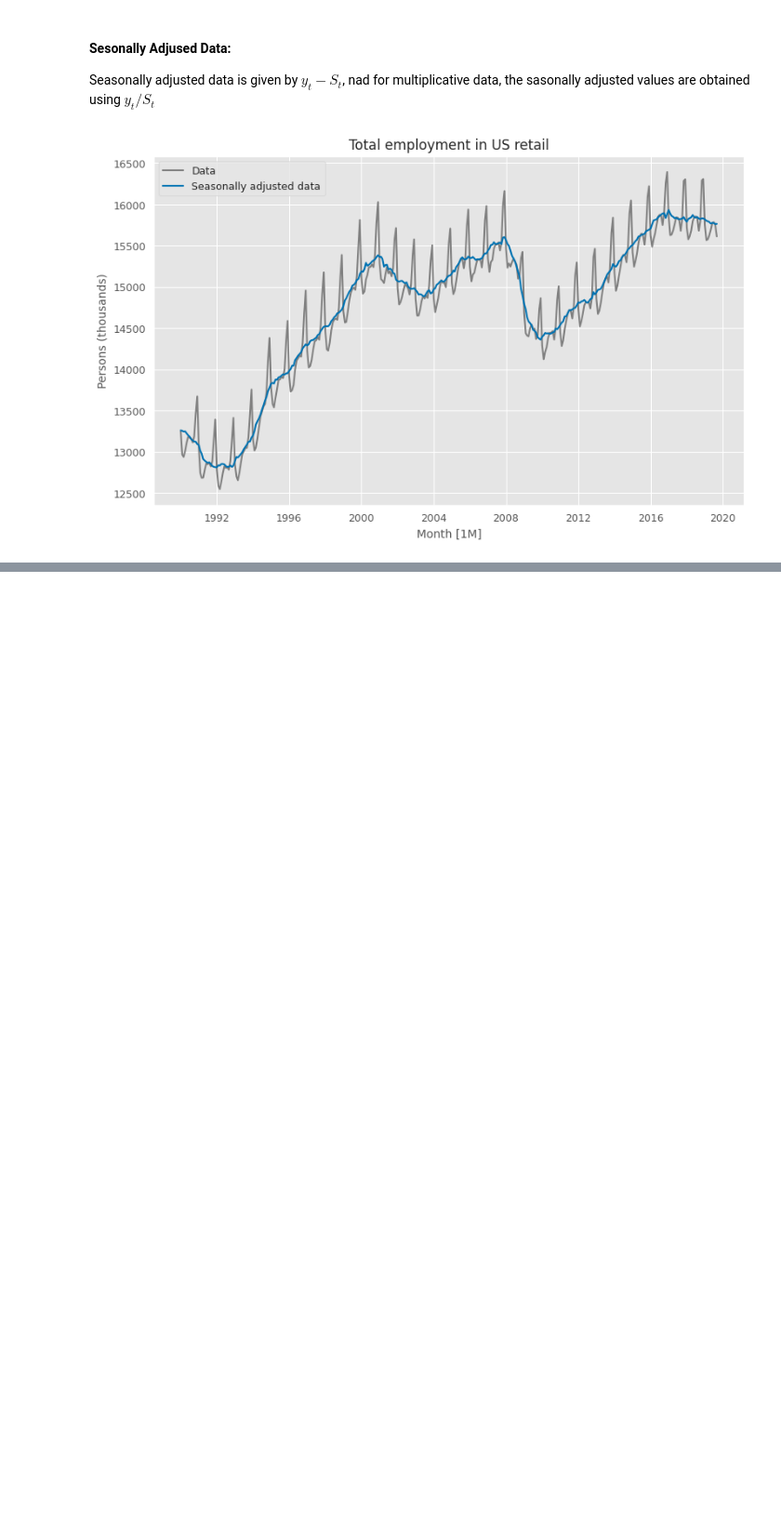
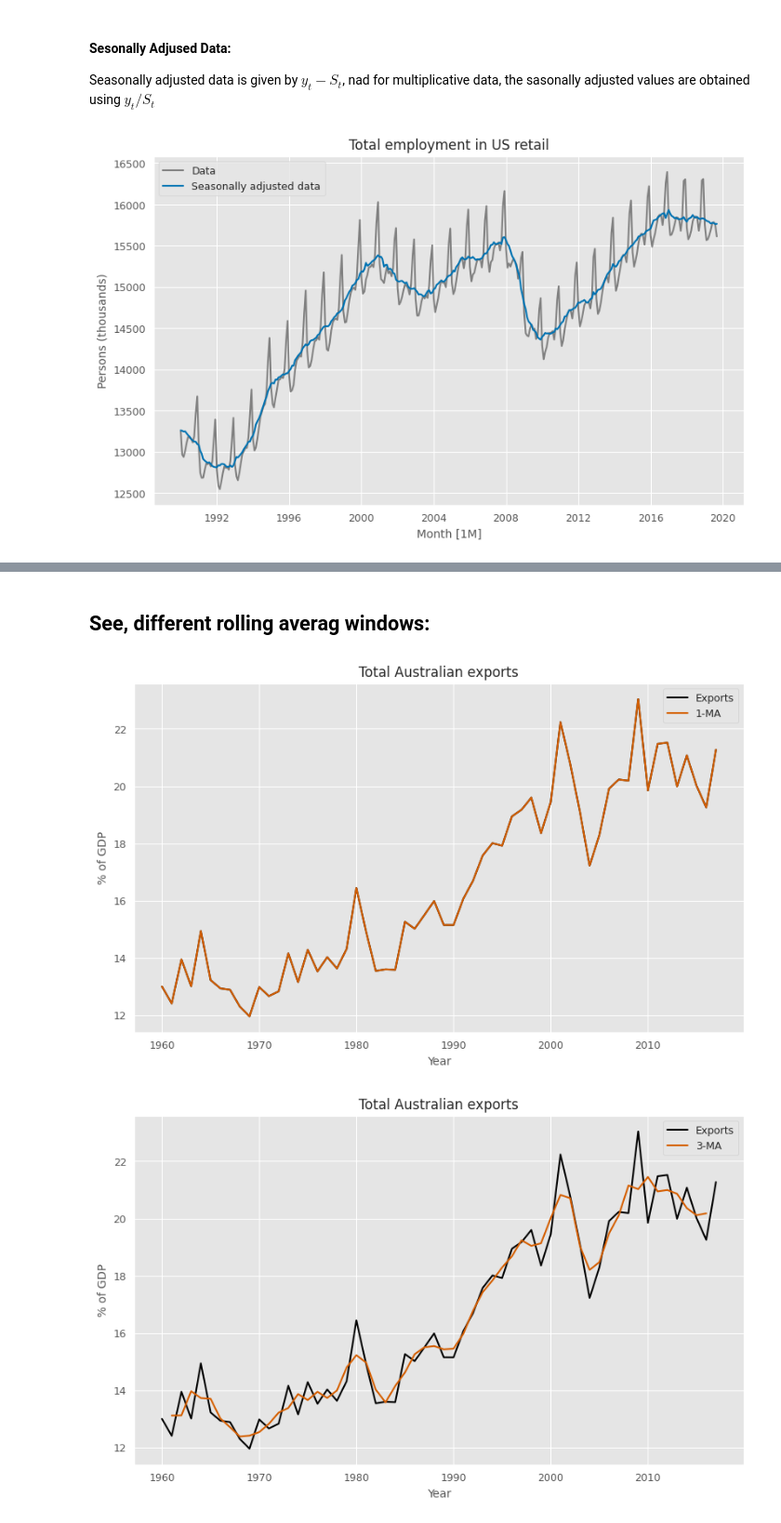
Before and after one commit to JakParkinson/time_series, a Jupyter notebook: ch3_decomposition.ipynb, the cells around one changed output, grey strips where cells are left out. Shown at 93% size. Cells and saved outputs as stored; diff of their text form; code cells hidden in the pictures; blank space fills up the shorter version.

```diff
--- a/ch3_decomposition.ipynb
+++ b/ch3_decomposition.ipynb
@@ -345,0 +405,54 @@ plt.show()
+# %% [markdown]
+## See, different rolling averag windows:
+# %%
+aus_exports["1-MA"] = \
+    aus_exports["Exports"].rolling(window=1, center=True).mean()
+fig, ax = plt.subplots()
+sns.lineplot(data=aus_exports, x="ds", y="Exports", label="Exports",
+    color="black")
+sns.lineplot(data=aus_exports, x="ds", y="1-MA", label="1-MA",
+    color="#D55E00")
+ax.set_title("Total Australian exports")
+ax.set_xlabel("Year")
+ax.set_ylabel("% of GDP")
+plt.show()
+
+aus_exports["3-MA"] = \
+    aus_exports["Exports"].rolling(window=3, center=True).mean()
+fig, ax = plt.subplots()
+sns.lineplot(data=aus_exports, x="ds", y="Exports", label="Exports",
+    color="black")
+sns.lineplot(data=aus_exports, x="ds", y="3-MA", label="3-MA",
+    color="#D55E00")
+ax.set_title("Total Australian exports")
+ax.set_xlabel("Year")
+ax.set_ylabel("% of GDP")
+plt.show()
+
+
+aus_exports["5-MA"] = \
+    aus_exports["Exports"].rolling(window=5, center=True).mean()
+fig, ax = plt.subplots()
+sns.lineplot(data=aus_exports, x="ds", y="Exports", label="Exports",
+    color="black")
+sns.lineplot(data=aus_exports, x="ds", y="5-MA", label="5-MA",
+    color="#D55E00")
+ax.set_title("Total Australian exports")
+ax.set_xlabel("Year")
+ax.set_ylabel("% of GDP")
+plt.show()
+
+aus_exports["7-MA"] = \
+    aus_exports["Exports"].rolling(window=7, center=True).mean()
+fig, ax = plt.subplots()
+sns.lineplot(data=aus_exports, x="ds", y="Exports", label="Exports",
+    color="black")
+sns.lineplot(data=aus_exports, x="ds", y="7-MA", label="7-MA",
+    color="#D55E00")
+ax.set_title("Total Australian exports")
+ax.set_xlabel("Year")
+ax.set_ylabel("% of GDP")
+plt.show()
+# %% [output]
+[figure, added]
+[figure, added]
```
Also changed, not shown: parts of 20 cells of this notebook.
